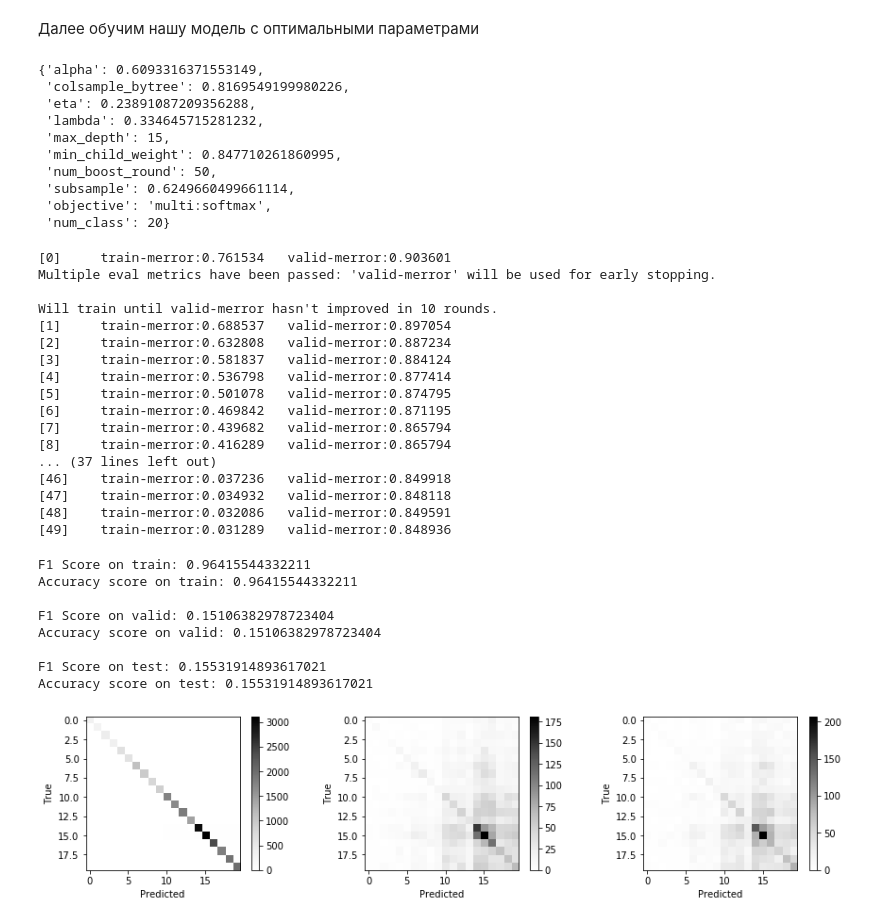
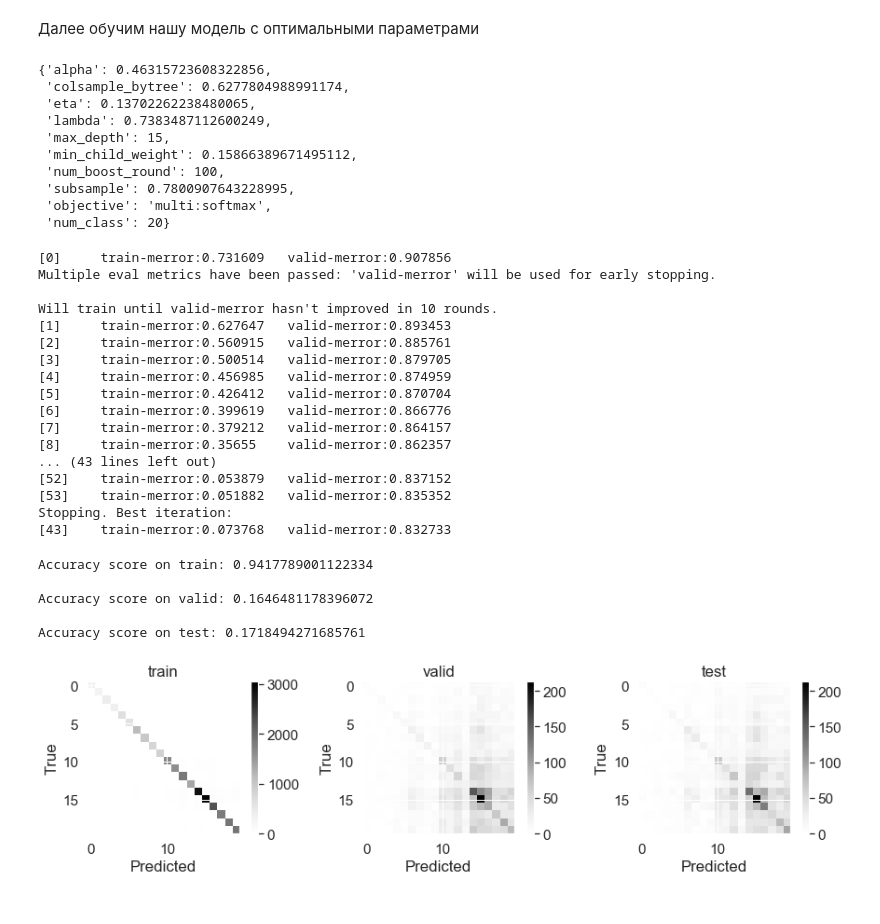
Before and after one commit to Nickel-nc/GU_ML_In_Business, a Jupyter notebook: W8_outflow_model.ipynb, the cells around one changed output. Saved outputs shown, nothing was run; the diff lists cells and outputs as text; code cells hidden in the pictures.

```diff
--- a/W8_outflow_model.ipynb
+++ b/W8_outflow_model.ipynb
@@ -93,14 +109,19 @@ def get_deriv_feats(df, colname):
     df[colname + ' (/ 4)'] = df[colname] / 4
     return df
 
-df = get_deriv_feats(df, 'Exposure')
+# df = get_deriv_feats(df, 'Exposure')
 
-# Первая производная
+# Первые производные
 first_diff = np.array(df.iloc[1:,2].values - df.iloc[:-1,2].values).astype('float32')
 df['DrivAge_diff1'] = 0
 df['DrivAge_diff1'] =  df['DrivAge_diff1'].astype('float')
 df['DrivAge_diff1'].values[1:] = first_diff
 
+first_diff1 = np.array(df.iloc[1:,2].values - df.iloc[:-1,2].values).astype('float32')
+df['LicAge_diff1'] = 0
+df['LicAge_diff1'] =  df['LicAge_diff1'].astype('float')
+df['LicAge_diff1'].values[1:] = first_diff1
+
 #  Переменная, квадрат возраста.
 df['DrivAgeSq'] = df.DrivAge.apply(lambda x: x**2)
 # %%
@@ -126,7 +146,9 @@ def SeriesFactorizer(series):
 # %% [markdown]
 XGBoost для многоклассовой классификации принимает на вход значения меток классов в виде `[0, num_classes]`. Поэтому, вычтем из значений переменной `RiskVar` единицу.
 # %%
-df.RiskVar -= 1
+TARGET_NAME = 'RiskVar'
+
+df[TARGET_NAME] -= 1
 # %% [markdown]
 Данная переменная принимает значения от 1 до 20, которые, возможно, упорядочены. Посмотрим, сколько полисов соответствуют каждому из значений `RiskVar`, используя метод `groupby`. Для полученных значений также посчитаем нормированную частоту.
 # %%
@@ -163,7 +185,8 @@ FreqCount
 Заметим, что в данном случае присутствует проблема несбалансированности классов. Поэтому, для того, чтобы по возможности избежать ее, воспользуемся взвешиванием наблюдений для обучения модели. Для этого в исходном наборе данных создадим столбец `weight`. Присвоим ему некоторые значения, например, можно задать `0.5` для значений `RiskVar` 14 и 15, а для остальных - 1 (Для этого можем использовать функцию `np.where` и метод `isin` для `pandas.Series`). Также можно попробовать какой-либо другой способ задания весов.
 # %%
 df['weight'] = 1
-df.loc[df.RiskVar.isin([14, 15]), 'weight'] = 0.6
+df.loc[df.RiskVar.isin([14, 15]), 'weight'] = 0.5
+df.loc[df.RiskVar.isin([10,11, 12, 13, 16, 17, 18, 19]), 'weight'] = 0.8
 df.head()
 # %% [output]
 |  | Exposure | LicAge | DrivAge | HasKmLimit | BonusMalus | ClaimAmount | RiskVar | ClaimInd | VehUsage_Private | ... |
@@ -217,7 +240,7 @@ space = {'num_boost_round': hp.choice('num_boost_round', [50, 100]),
          'lambda': hp.uniform('lambda', 0, 1),
          'eta': hp.uniform('eta', 0.01, 1)
         }
-best = fmin(fn=objective, space=space, algo=tpe.suggest, max_evals=5)
+best = fmin(fn=objective, space=space, algo=tpe.suggest, max_evals=50)
 # %% [markdown]
 Далее обучим нашу модель с оптимальными параметрами
 # %%
@@ -226,14 +249,14 @@ best_params['objective'] = 'multi:softmax'
 best_params['num_class'] = 20
 best_params
 # %% [output]
-{'alpha': 0.6093316371553149,
- 'colsample_bytree': 0.8169549199980226,
- 'eta': 0.23891087209356288,
- 'lambda': 0.334645715281232,
+{'alpha': 0.46315723608322856,
+ 'colsample_bytree': 0.6277804988991174,
+ 'eta': 0.13702262238480065,
+ 'lambda': 0.7383487112600249,
  'max_depth': 15,
- 'min_child_weight': 0.847710261860995,
- 'num_boost_round': 50,
- 'subsample': 0.6249660499661114,
+ 'min_child_weight': 0.15866389671495112,
+ 'num_boost_round': 100,
+ 'subsample': 0.7800907643228995,
  'objective': 'multi:softmax',
  'num_class': 20}
 # %%
@@ -242,23 +265,23 @@ xgb_risk = xgb.train(num_boost_round=int(best_params.pop('num_boost_round')),
                      evals=[(xgb_train, "train"),(xgb_valid, "valid")],
                      maximize=False, early_stopping_rounds=10, verbose_eval=True)
 # %% [output]
-[0]     train-merror:0.761534   valid-merror:0.903601
+[0]     train-merror:0.731609   valid-merror:0.907856
 Multiple eval metrics have been passed: 'valid-merror' will be used for early stopping.
 
 Will train until valid-merror hasn't improved in 10 rounds.
-[1]     train-merror:0.688537   valid-merror:0.897054
-[2]     train-merror:0.632808   valid-merror:0.887234
-[3]     train-merror:0.581837   valid-merror:0.884124
-[4]     train-merror:0.536798   valid-merror:0.877414
-[5]     train-merror:0.501078   valid-merror:0.874795
-[6]     train-merror:0.469842   valid-merror:0.871195
-[7]     train-merror:0.439682   valid-merror:0.865794
-[8]     train-merror:0.416289   valid-merror:0.865794
-... (37 lines left out)
-[46]    train-merror:0.037236   valid-merror:0.849918
-[47]    train-merror:0.034932   valid-merror:0.848118
-[48]    train-merror:0.032086   valid-merror:0.849591
-[49]    train-merror:0.031289   valid-merror:0.848936
+[1]     train-merror:0.627647   valid-merror:0.893453
+[2]     train-merror:0.560915   valid-merror:0.885761
+[3]     train-merror:0.500514   valid-merror:0.879705
+[4]     train-merror:0.456985   valid-merror:0.874959
+[5]     train-merror:0.426412   valid-merror:0.870704
+[6]     train-merror:0.399619   valid-merror:0.866776
+[7]     train-merror:0.379212   valid-merror:0.864157
+[8]     train-merror:0.35655    valid-merror:0.862357
+... (43 lines left out)
+[52]    train-merror:0.053879   valid-merror:0.837152
+[53]    train-merror:0.051882   valid-merror:0.835352
+Stopping. Best iteration:
+[43]    train-merror:0.073768   valid-merror:0.832733
 # %%
 dfsets = [{'set': 'train', 'dmat': xgb_train, 'target': y_train},
           {'set': 'valid', 'dmat': xgb_valid, 'target': y_valid},
@@ -266,27 +289,26 @@ dfsets = [{'set': 'train', 'dmat': xgb_train, 'target': y_train},
 
 for dfset in dfsets:
     class_preds = xgb_risk.predict(dfset['dmat']) # Посчитаем предсказанные значения
-    print('F1 Score on ' + str(dfset['set'])+':', f1_score(dfset['target'], class_preds, average='micro'))
+    # print('F1 Score on ' + str(dfset['set'])+':', f1_score(dfset['target'], class_preds, average='micro'))
     print('Accuracy score on ' + str(dfset['set']) + ':', accuracy_score(dfset['target'], class_preds))
     print()
 # %% [output]
-F1 Score on train: 0.96415544332211
-Accuracy score on train: 0.96415544332211
+Accuracy score on train: 0.9417789001122334
 
-F1 Score on valid: 0.15106382978723404
-Accuracy score on valid: 0.15106382978723404
+Accuracy score on valid: 0.1646481178396072
 
-F1 Score on test: 0.15531914893617021
-Accuracy score on test: 0.15531914893617021
+Accuracy score on test: 0.1718494271685761
 # %%
 plt.subplots(1,3, figsize=(15,3))
 for i in range(len(dfsets)):
     confmatrix = confusion_matrix(dfsets[i]['target'], xgb_risk.predict(dfsets[i]['dmat']))
     plt.subplot(1,3,i+1)
     plt.imshow(confmatrix, cmap='Greys')
     plt.colorbar()
     plt.ylabel('True')
     plt.xlabel('Predicted')
+    plt.title(dfsets[i]['set'])
+
 plt.show()
 # %% [output]
-[figure, old version]
+[figure, new version]
```
Also changed, not shown: parts of 9 cells of this notebook.
